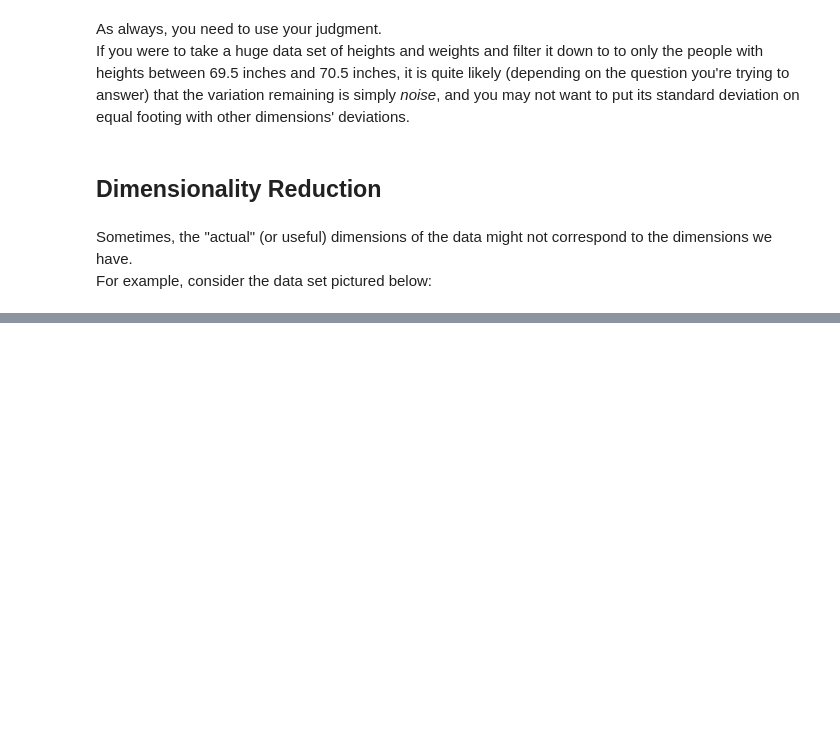
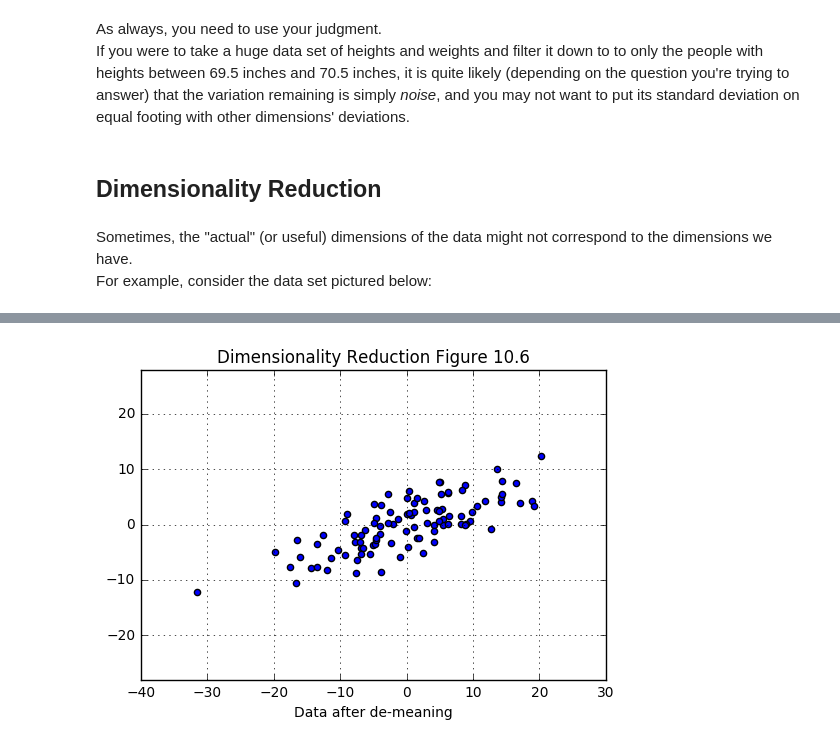
Before and after one commit to bgroveben/DataScienceFromScratch, a Jupyter notebook: 10_Chapter_Working_With_Data.ipynb, the cells around one changed output, grey strips where cells are left out. Cells and saved outputs as stored; diff of their text form; code cells hidden in the pictures; blank space fills up the shorter version.

```diff
--- a/10_Chapter_Working_With_Data.ipynb
+++ b/10_Chapter_Working_With_Data.ipynb
@@ -1031,0 +1043,10 @@ plt.show(f)
+# %%
+def de_mean_matrix(A):
+    """ Returns the result of subtracting from every value in A in the mean value of the column.
+        The resulting matrix has mean 0 in every column. """
+    nr, nc = shape(A)
+    column_means, _ = scale(A)
+    return make_matrix(nr, nc, lambda i, j: A[i][j] - column_means[j])
+
+# If we don't do this, our techniques are likely to identify the mean itself instead of the variation in the data.
+de_mean_matrix(X)
@@ -1031,0 +1071,14 @@ plt.show(f)
+# %%
+zero_mean_matrix = de_mean_matrix(X)
+demean_points = zip(*zero_mean_matrix)
+f, ax = plt.subplots(1)
+x = demean_points[0]
+y = demean_points[1]
+ax.scatter(x, y)
+ax.set_ylim(ymin=-28, ymax=28)
+ax.grid(True)
+plt.title("Dimensionality Reduction Figure 10.6")
+plt.xlabel("Data after de-meaning")
+plt.show(f)
+# %% [output]
+[figure, added]
```
Also changed, not shown: parts of 5 cells of this notebook, 1 other file.
